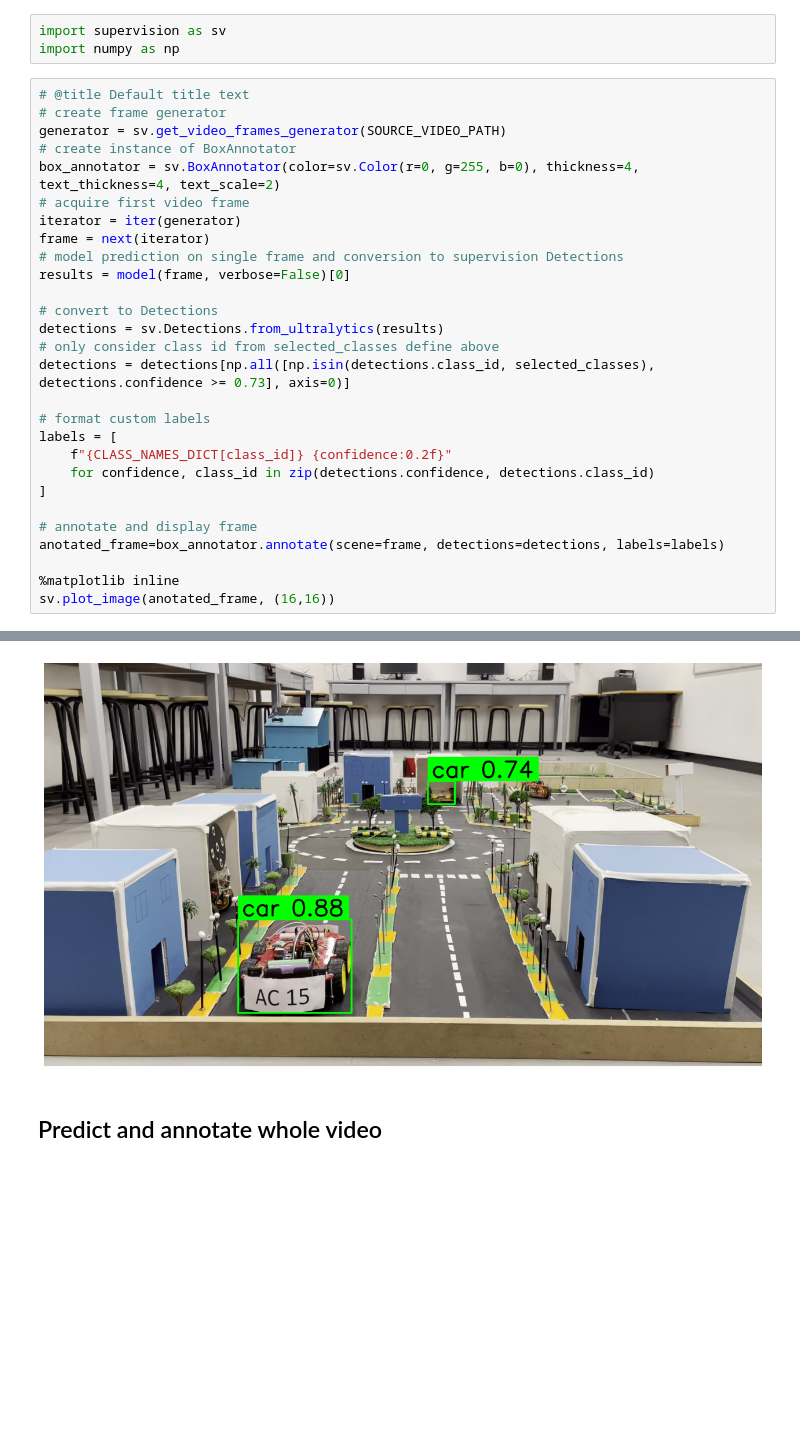
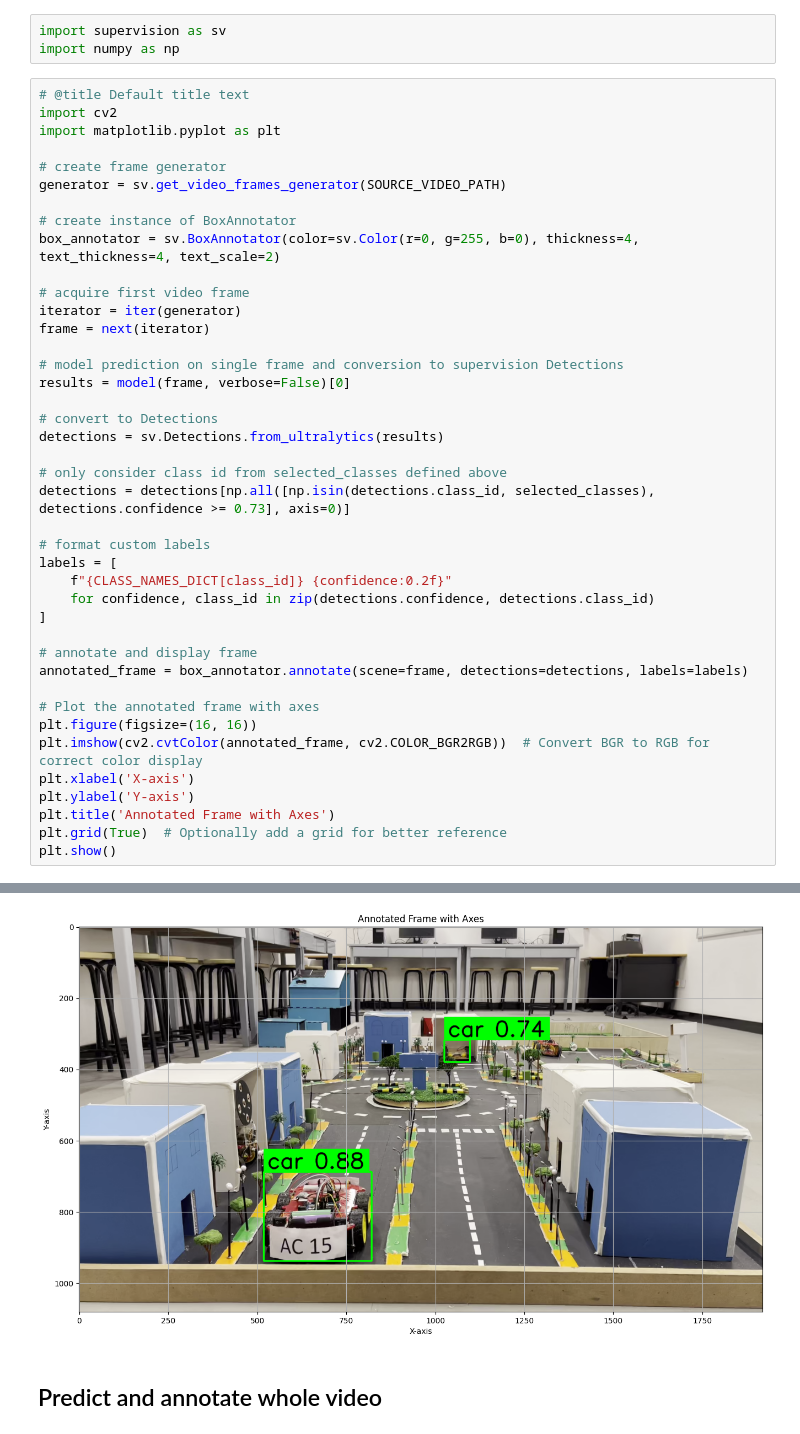
Before and after one commit to AlixYehia/ITS-EM, a Jupyter notebook: last of how-to-track-and-count-vehicles-with-yolov8-and-supervison.ipynb, the cells around one changed output, grey strips where cells are left out. Drawn from its saved outputs; the diff is of its cells as text; blank space fills up the shorter version.

```diff
--- a/last of how-to-track-and-count-vehicles-with-yolov8-and-supervison.ipynb
+++ b/last of how-to-track-and-count-vehicles-with-yolov8-and-supervison.ipynb
@@ -141,35 +123,48 @@ import supervision as sv
 import numpy as np
 # %%
 # @title Default title text
+import cv2
+import matplotlib.pyplot as plt
+
 # create frame generator
 generator = sv.get_video_frames_generator(SOURCE_VIDEO_PATH)
+
 # create instance of BoxAnnotator
 box_annotator = sv.BoxAnnotator(color=sv.Color(r=0, g=255, b=0), thickness=4, text_thickness=4, text_scale=2)
+
 # acquire first video frame
 iterator = iter(generator)
 frame = next(iterator)
+
 # model prediction on single frame and conversion to supervision Detections
 results = model(frame, verbose=False)[0]
 
 # convert to Detections
 detections = sv.Detections.from_ultralytics(results)
-# only consider class id from selected_classes define above
+
+# only consider class id from selected_classes defined above
 detections = detections[np.all([np.isin(detections.class_id, selected_classes), detections.confidence >= 0.73], axis=0)]
 
 # format custom labels
 labels = [
     f"{CLASS_NAMES_DICT[class_id]} {confidence:0.2f}"
     for confidence, class_id in zip(detections.confidence, detections.class_id)
 ]
 
 # annotate and display frame
-anotated_frame=box_annotator.annotate(scene=frame, detections=detections, labels=labels)
+annotated_frame = box_annotator.annotate(scene=frame, detections=detections, labels=labels)
 
-%matplotlib inline
-sv.plot_image(anotated_frame, (16,16))
+# Plot the annotated frame with axes
+plt.figure(figsize=(16, 16))
+plt.imshow(cv2.cvtColor(annotated_frame, cv2.COLOR_BGR2RGB))  # Convert BGR to RGB for correct color display
+plt.xlabel('X-axis')
+plt.ylabel('Y-axis')
+plt.title('Annotated Frame with Axes')
+plt.grid(True)  # Optionally add a grid for better reference
+plt.show()
 # %% [output]
 SupervisionWarnings: BoxAnnotator is deprecated: `BoxAnnotator` is deprecated and will be removed in `supervision-0.22.0`. Use `BoundingBoxAnnotator` and `LabelAnnotator` instead
-[figure, old version]
+[figure, new version]
 # %% [markdown]
 ## Predict and annotate whole video
 # %%
```
Also changed, not shown: parts of 4 cells of this notebook, 1 other file.
